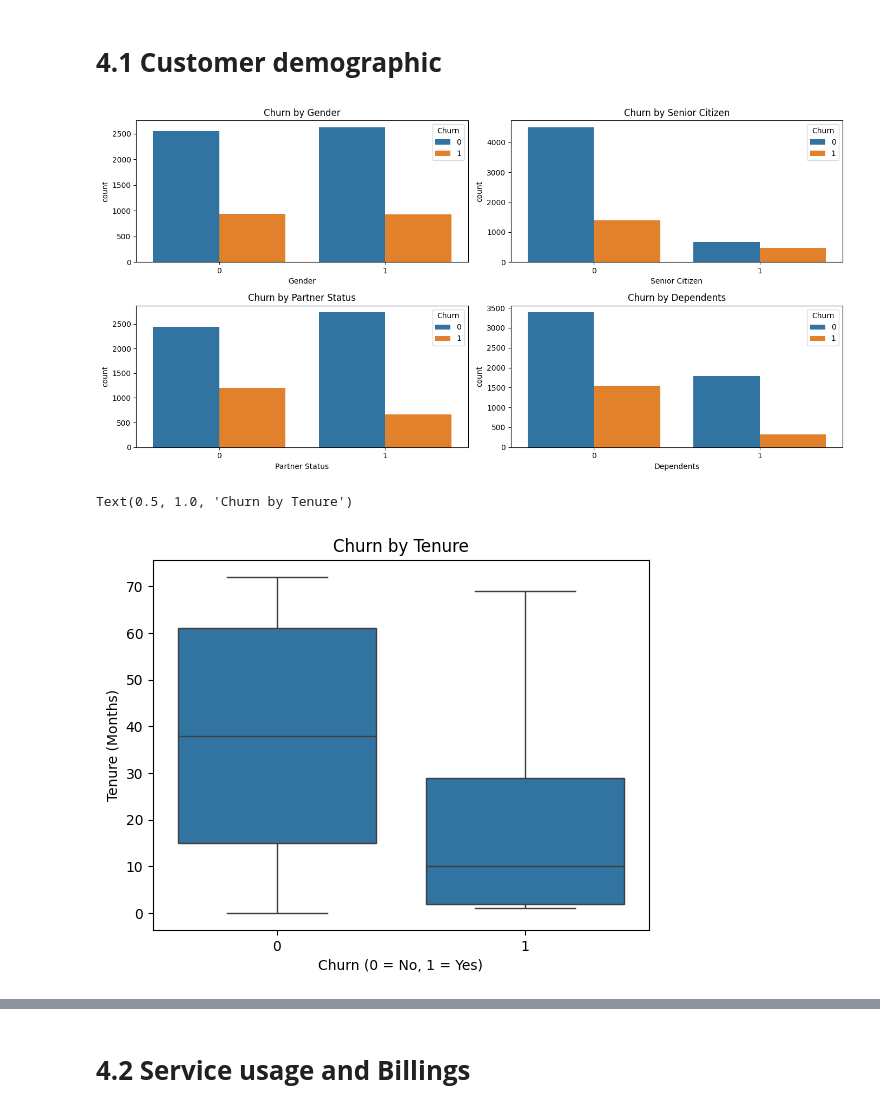
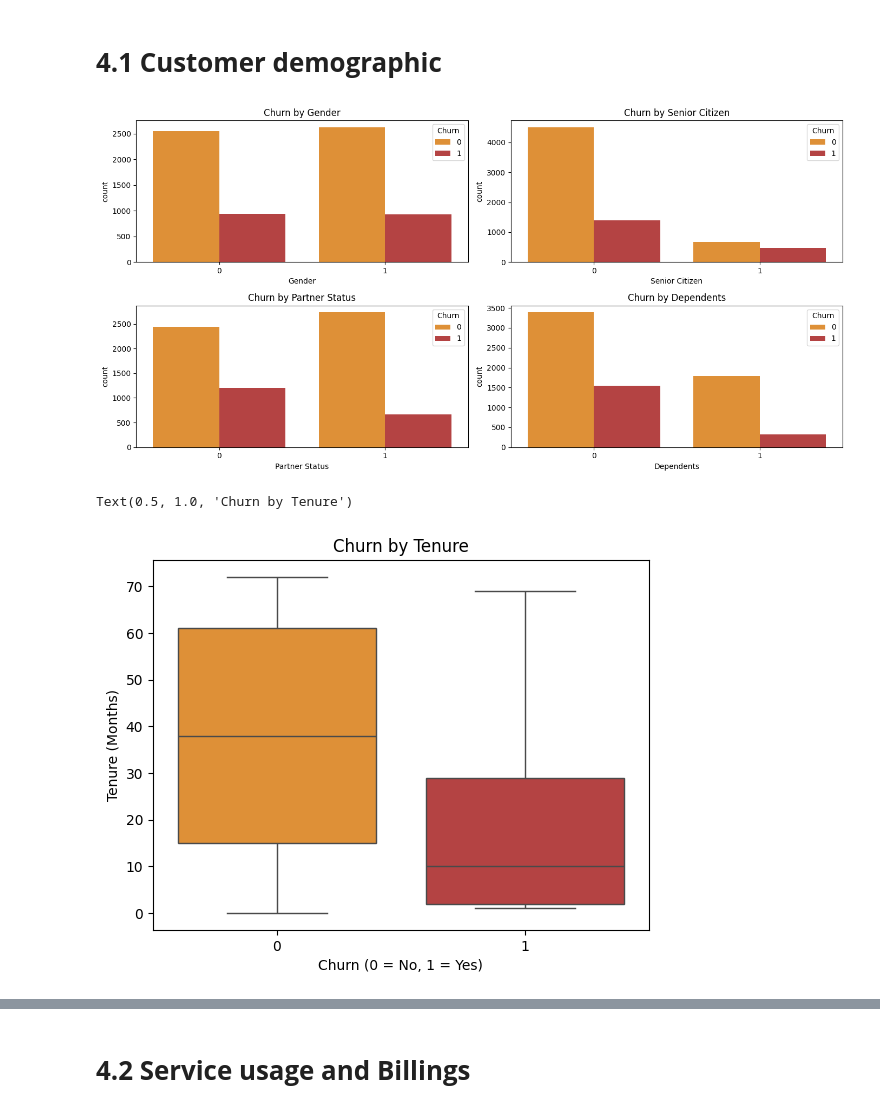
Before and after one commit to matthew0106/Customer_Churn_-PwC_Consulting_Case-, a Jupyter notebook: PwC Churn Analysis Project.ipynb, the cells around one changed output, grey strips where cells are left out. Drawn from its saved outputs; the diff is of its cells as text; code cells hidden in the pictures.

```diff
--- a/PwC Churn Analysis Project.ipynb
+++ b/PwC Churn Analysis Project.ipynb
@@ -200,45 +252,48 @@ plt.show()
 # %% [markdown]
 # **4.1 Customer demographic**
 # %%
+churn_palette = {1: '#c73030', 0: '#fa921b'}
 plt.figure(figsize=(14, 7))
 
 # Subplot 1: Churn by Gender
 plt.subplot(2, 2, 1)
-sns.countplot(x='gender', hue='Churn', data=df)
+sns.countplot(x='gender', hue='Churn', data=df, palette =churn_palette)
 plt.xlabel('Gender')
 plt.title('Churn by Gender')
 
 # Subplot 2: Churn by Senior Citizen
 plt.subplot(2, 2, 2)
-sns.countplot(x='SeniorCitizen', hue='Churn', data=df)
+sns.countplot(x='SeniorCitizen', hue='Churn', data=df, palette =churn_palette)
 plt.xlabel('Senior Citizen')
 plt.title('Churn by Senior Citizen')
 
 # Subplot 3: Churn by Partner Status
 plt.subplot(2, 2, 3)
-sns.countplot(x='Partner', hue='Churn', data=df)
+sns.countplot(x='Partner', hue='Churn', data=df, palette =churn_palette)
 plt.xlabel('Partner Status')
 plt.title('Churn by Partner Status')
 
 # Subplot 4: Churn by Dependents
 plt.subplot(2, 2, 4)
-sns.countplot(x='Dependents', hue='Churn', data=df)
+sns.countplot(x='Dependents', hue='Churn', data=df, palette =churn_palette)
 plt.xlabel('Dependents')
 plt.title('Churn by Dependents')
 
 plt.tight_layout()
 plt.show()
 # %% [output]
-[figure, old version]
+[figure, new version]
 # %%
+palette = {'0': '#fa921b', '1': '#c73030'}
 sns.boxplot(x = 'Churn',
             y = 'tenure',
             data = df,
-            fliersize = 0)
+            fliersize = 0,
+            palette=palette)
 
 plt.xlabel("Churn (0 = No, 1 = Yes)")
 plt.ylabel("Tenure (Months)")
 plt.title("Churn by Tenure")
 # %% [output]
 Text(0.5, 1.0, 'Churn by Tenure')
-[figure, old version]
+[figure, new version]
```
Also changed, not shown: parts of 32 cells of this notebook.
